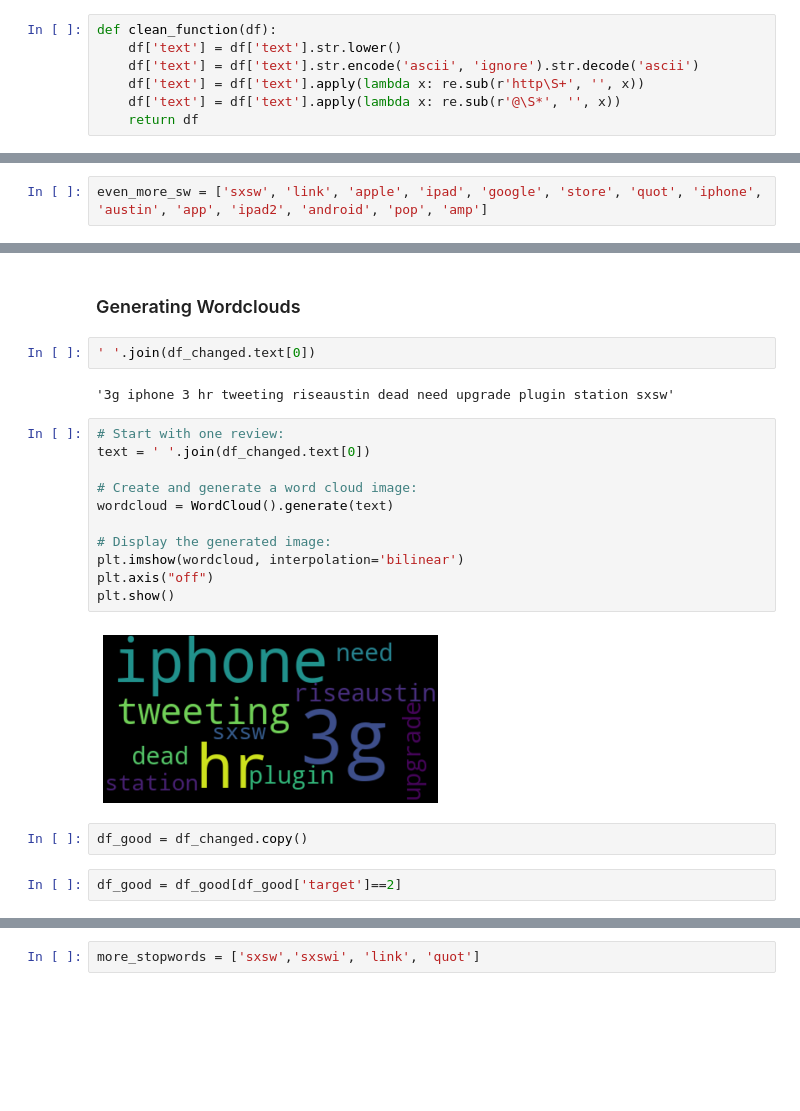
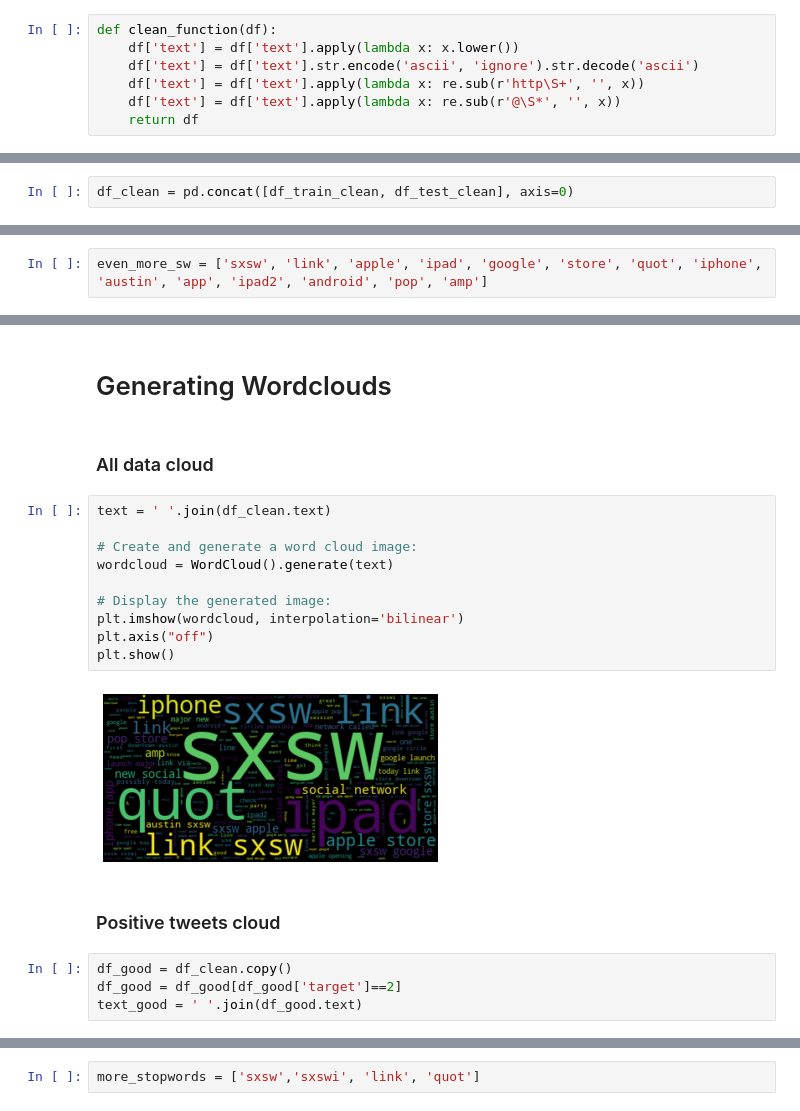
Before and after one commit to czarina-ds/Twitter-Sentiment-Analysis, a Jupyter notebook: individual_notebooks/Marcelo_Notebook.ipynb, the cells around one changed output, grey strips where cells are left out. Saved outputs shown, nothing was run; the diff lists cells and outputs as text; blank space fills up the shorter version.

```diff
--- a/individual_notebooks/Marcelo_Notebook.ipynb
+++ b/individual_notebooks/Marcelo_Notebook.ipynb
@@ -161,7 +151,7 @@ def label(df):
     return df
 # %%
 def clean_function(df):
-    df['text'] = df['text'].str.lower()
+    df['text'] = df['text'].apply(lambda x: x.lower())
     df['text'] = df['text'].str.encode('ascii', 'ignore').str.decode('ascii')
     df['text'] = df['text'].apply(lambda x: re.sub(r'http\S+', '', x))
     df['text'] = df['text'].apply(lambda x: re.sub(r'@\S*', '', x))
@@ -1326,0 +781,2 @@ df_clean['text'] = df_clean['text'].apply(lambda x: ' '.join(x))
+# %%
+df_clean = pd.concat([df_train_clean, df_test_clean], axis=0)
@@ -1380,23 +842,22 @@ Text(0.5, 1.0, 'Most Frequently Occuring Words - Top 30')
 # %% [markdown]
-### Generating Wordclouds
+# Generating Wordclouds
-# %%
-' '.join(df_changed.text[0])
-# %% [output]
-'3g iphone 3 hr tweeting riseaustin dead need upgrade plugin station sxsw'
+# %% [markdown]
+### All data cloud
 # %%
-# Start with one review:
-text = ' '.join(df_changed.text[0])
+text = ' '.join(df_clean.text)
 
 # Create and generate a word cloud image:
 wordcloud = WordCloud().generate(text)
 
 # Display the generated image:
 plt.imshow(wordcloud, interpolation='bilinear')
 plt.axis("off")
 plt.show()
 # %% [output]
-[figure, old version]
+[figure, new version]
-# %%
-df_good = df_changed.copy()
+# %% [markdown]
+### Positive tweets cloud
 # %%
+df_good = df_clean.copy()
 df_good = df_good[df_good['target']==2]
+text_good = ' '.join(df_good.text)
```
Also changed, not shown: parts of 147 cells of this notebook.
